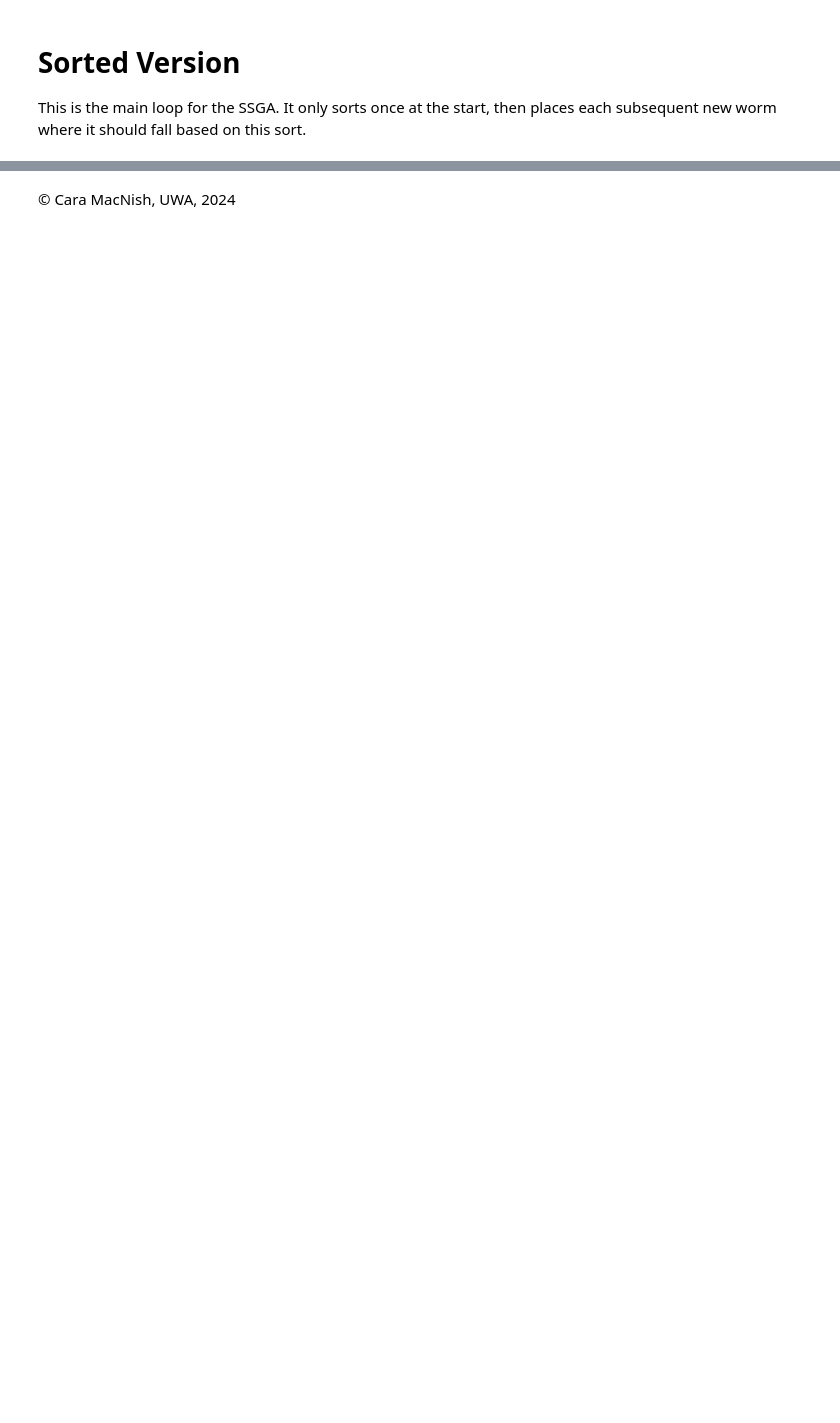
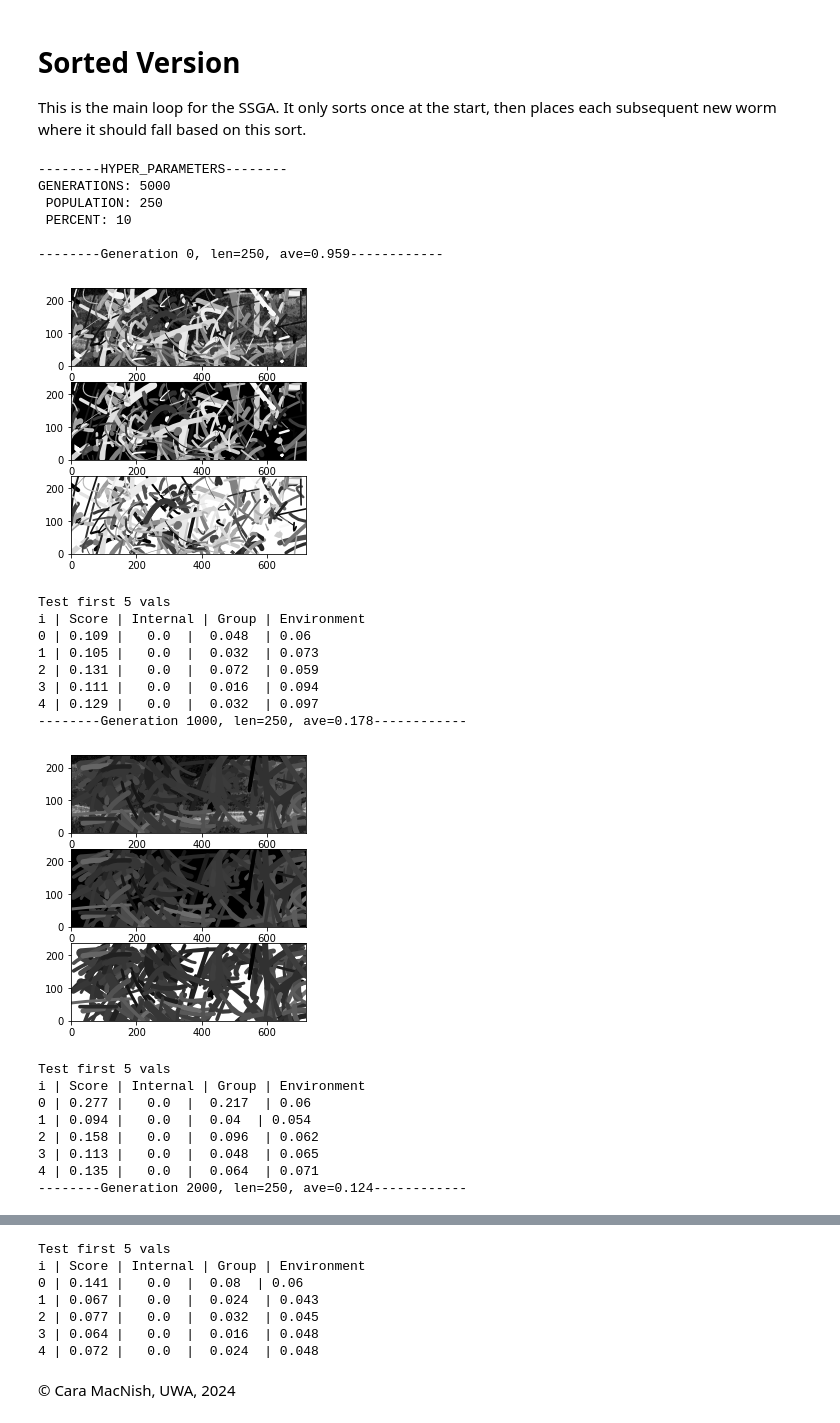
Before and after one commit to evnw/CITS4404-Assignment2, a Jupyter notebook: CamoWorms_SSGA.ipynb, the cells around one changed output, grey strips where cells are left out. Cells and saved outputs as stored; diff of their text form; code cells hidden in the pictures; blank space fills up the shorter version.

Commit message:
Uploaded Lees changes
Now runs off worm mask
Contains updated comments

```diff
--- a/CamoWorms_SSGA.ipynb
+++ b/CamoWorms_SSGA.ipynb
@@ -361,38 +357,33 @@ This is the main loop for the SSGA.
 It only sorts once at the start, then places each subsequent new worm where it should fall based on this sort.
 # %%
 w_internal=1.0
-w_group=1.0
+w_group=2.0
 w_environment=1.0
 
-# Special worm class which stores the score
+# A special worm object which contains the score
 class Scored_Worm:
     def __init__(self, worm, score):
         self.worm = worm
         self.score = score
 
-# Insert new worms in order based on score
-
-# We needed a very efficient sort, so this is a modified version of the algorithm on:
-# https://www.geeksforgeeks.org/python-program-to-insert-an-element-into-sorted-list/
-
+# A fast function to insert a pre-scored worm at the correct position
+# Taken from https://www.geeksforgeeks.org/python-program-to-insert-an-element-into-sorted-list/
 def insert_sorted(sorted_clew, scored_worm):
     #print("try to add worm")
     i = len(sorted_clew) - 1 # start at end
     while(True):
-        # If it's better than the next worm, go down a level
         if(sorted_clew[i].score > scored_worm.score and i > 0):
             i = i - 1
         else:
-            # Else stop looping
             break
 
     i = i+1 # The loops goes one more than it should
 
-    sorted_clew.insert(i, scored_worm) # Add the worm in here
+    sorted_clew.insert(i, scored_worm)
 
-
-# Convert to normal worm objects to use with other functions (instead of Scored_Worm)
+# Convert the clew containing Scored_Worms into a normal Clew for use with other functions
 def convert_clew(sorted_clew):
+    # Convert to normal worm objects
     normal_clew = []
     for scored_worm in sorted_clew:
         worm = scored_worm.worm # get the normal object out
@@ -417,16 +408,18 @@ print("--------HYPER_PARAMETERS--------")
 print("GENERATIONS: {}\n POPULATION: {}\n PERCENT: {}\n ".format(GENERATIONS, POPULATION, PERCENT))
 
 
-# Only display console updates 5 times
+# 5 Updates
 Update_Total = 0.2*GENERATIONS
+to_file_interval = 0.002*GENERATIONS
 
+f = open("mask4.txt", "w")
 # hardcode 10 generations
 for gen in range(GENERATIONS+1):
 
     # update the clew
     normal_clew = convert_clew(sorted_clew)
 
-    # Every few generations, give summary
+    # Every 10 generations, give summary
     if(gen % Update_Total == 0):
 
         scores = []
@@ -441,12 +434,12 @@ for gen in range(GENERATIONS+1):
             )
         )
 
-        #drawing = Double_Drawing(image) # Alternate version of image with white and black backgrounds
-        drawing = Drawing(image)
+        drawing = Double_Drawing(image)
+        # drawing = Drawing(image)
         drawing.add_worms(normal_clew)
 
         best_worm = normal_clew[0]
-        drawing.add_worms(best_worm) # put it on top for easy viewing
+        drawing.add_worms(best_worm) # put it on top
 
         drawing.show()
 
@@ -456,37 +449,61 @@ for gen in range(GENERATIONS+1):
         print("i | Score | Internal | Group | Environment")
         for i in range(5):
             scores = get_cost(image, i, normal_clew, w_internal, w_group, w_environment)
             #print("Worm {}: {}".format(i,scores[0]))
             print("{i_p} | {score} |   {int}  |  {gro}  | {env} ".format(
                 i_p=i,
                 score=  round(scores[0], 3),
                 int=    round(scores[1], 3),
                 gro=    round(scores[2], 3),
                 env=    round(scores[3], 3)
             ))
 
-
-
     # SELECT PARENTS:
 
     rand1 = rng.integers(0, POPULATION)
     parent1 = sorted_clew[rand1].worm
 
     rand2 = rng.integers(0, POPULATION)
     parent2 = sorted_clew[rand2].worm
 
-    # No test for if both parents are the same
-
-    # Create offspring
+    # Create a new offspring
     child1_worm = parent1.mate(parent2, image)
     child1_score = get_cost_worm(image, child1_worm, normal_clew, w_internal, w_group, w_environment)[0]
     child1 = Scored_Worm(child1_worm, child1_score)
 
-    # Get worst worm to compare
+    # Get worst member to compare. List is already sorted
     worst_member_score = sorted_clew[POPULATION - 1].score
     #print("Child score:{}".format(child1_score))
     #print("Worst member score:{}".format(worst_member_score))
 
+    # If the new worm is better, add it at the correct slot and kill the worst worm
     if( child1_score < worst_member_score):
         sorted_clew.pop() # Remove worst worm
-        insert_sorted(sorted_clew, child1) # Insert into the correct slot based on score
+        insert_sorted(sorted_clew, child1)
+
+f.close()
+# %% [output]
+--------HYPER_PARAMETERS--------
+GENERATIONS: 5000
+ POPULATION: 250
+ PERCENT: 10
+
+--------Generation 0, len=250, ave=0.959------------
+[figure, added]
+Test first 5 vals
+i | Score | Internal | Group | Environment
+0 | 0.109 |   0.0  |  0.048  | 0.06
+1 | 0.105 |   0.0  |  0.032  | 0.073
+2 | 0.131 |   0.0  |  0.072  | 0.059
+3 | 0.111 |   0.0  |  0.016  | 0.094
+4 | 0.129 |   0.0  |  0.032  | 0.097
+--------Generation 1000, len=250, ave=0.178------------
+[figure, added]
+Test first 5 vals
+i | Score | Internal | Group | Environment
+0 | 0.277 |   0.0  |  0.217  | 0.06
+1 | 0.094 |   0.0  |  0.04  | 0.054
+2 | 0.158 |   0.0  |  0.096  | 0.062
+3 | 0.113 |   0.0  |  0.048  | 0.065
+4 | 0.135 |   0.0  |  0.064  | 0.071
+--------Generation 2000, len=250, ave=0.124------------
@@ -493,2 +538,9 @@ for gen in range(GENERATIONS+1):
+Test first 5 vals
+i | Score | Internal | Group | Environment
+0 | 0.141 |   0.0  |  0.08  | 0.06
+1 | 0.067 |   0.0  |  0.024  | 0.043
+2 | 0.077 |   0.0  |  0.032  | 0.045
+3 | 0.064 |   0.0  |  0.016  | 0.048
+4 | 0.072 |   0.0  |  0.024  | 0.048
 # %% [markdown]
 &copy; Cara MacNish, UWA, 2024
```
Also changed, not shown: parts of 11 cells of this notebook, 1 other file.
